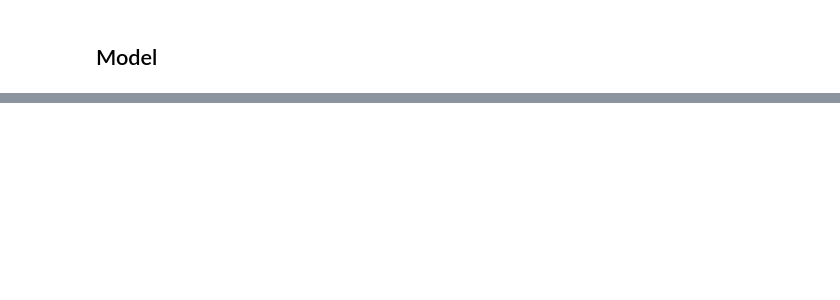
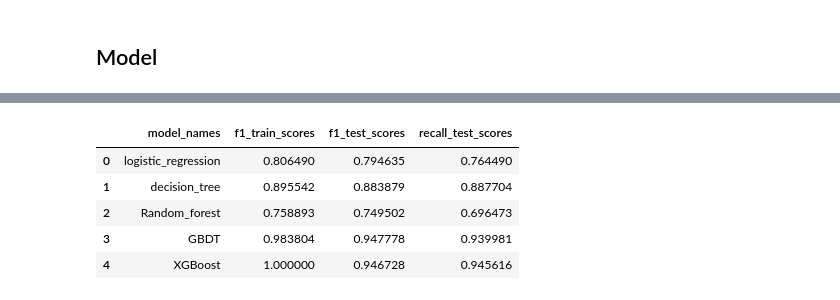
Before and after one commit to Rybakowski/projekt_churn_bank, a Jupyter notebook: churn_prediction.ipynb, the cells around one changed output, grey strips where cells are left out. Saved outputs shown, nothing was run; the diff lists cells and outputs as text; code cells hidden in the pictures; blank space fills up the shorter version.

```diff
--- a/churn_prediction.ipynb
+++ b/churn_prediction.ipynb
@@ -252,0 +406,10 @@ Percentage of Churn: 73933442485.42654
+# %%
+res = pd.DataFrame({'model_names' : model_names, 'f1_train_scores' : f1_train_scores, 'f1_test_scores' : f1_test_scores, 'recall_test_scores' : recall_test_scores})
+res
+# %% [output]
+|  | model_names | f1_train_scores | f1_test_scores | recall_test_scores |
+| 0 | logistic_regression | 0.806490 | 0.794635 | 0.764490 |
+| 1 | decision_tree | 0.895542 | 0.883879 | 0.887704 |
+| 2 | Random_forest | 0.758893 | 0.749502 | 0.696473 |
+| 3 | GBDT | 0.983804 | 0.947778 | 0.939981 |
+| 4 | XGBoost | 1.000000 | 0.946728 | 0.945616 |
```
Also changed, not shown: parts of 14 cells of this notebook.
